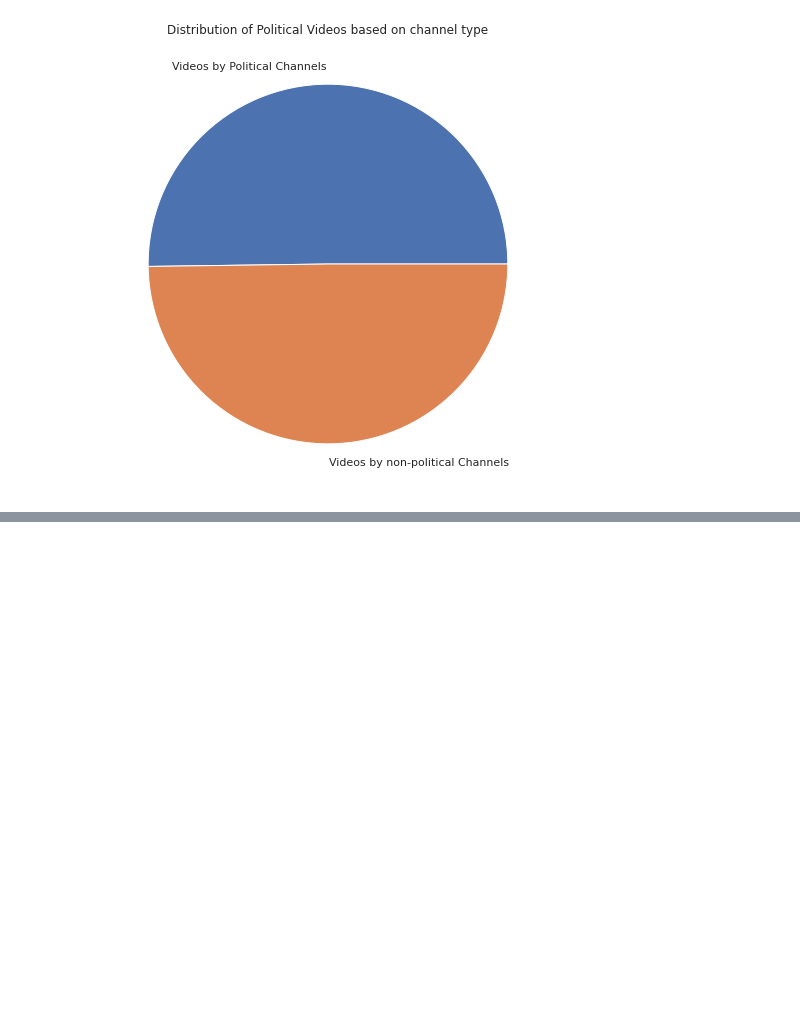
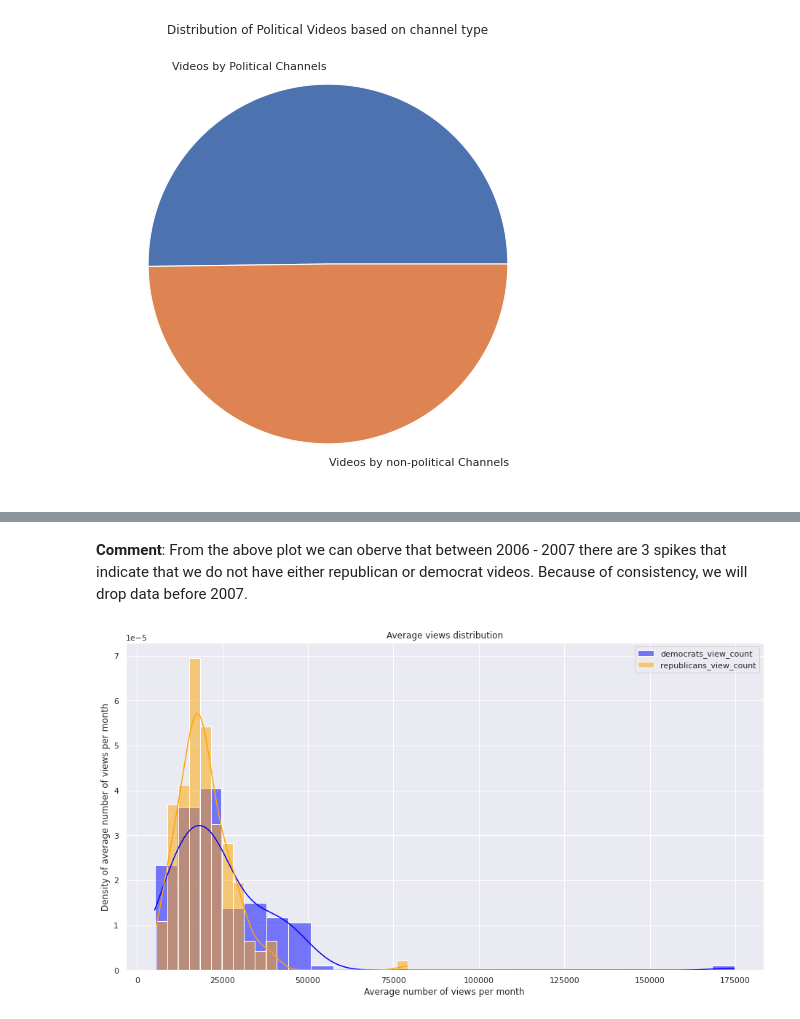
Before and after one commit to epfl-ada/ada-2022-project-outliers, a Jupyter notebook: HandlingData.ipynb, the cells around one changed output, grey strips where cells are left out. Saved outputs shown, nothing was run; the diff lists cells and outputs as text; code cells hidden in the pictures; blank space fills up the shorter version.

```diff
--- a/HandlingData.ipynb
+++ b/HandlingData.ipynb
@@ -327,0 +412,15 @@ plt.show()
+# %% [markdown]
+**Comment**: From the above plot we can oberve that between 2006 - 2007 there are 3 spikes that indicate that we do not have either republican or democrat videos. Because of consistency, we will drop data before 2007.
+# %%
+# Filter only videos after 2007-01-01
+democrats = democrats[democrats.index >= pd.to_datetime('2007-01-01')]
+republicans = republicans[republicans.index >= pd.to_datetime('2007-01-01')]
+# %%
+# Plot the distribution of the average number of views within every month from 2007 - 2019
+ax = sns.histplot(democrats.view_count, kde=True, stat='density', color='blue', label='democrats_view_count')
+ax = sns.histplot(republicans.view_count, kde=True, stat='density', color='orange', label='republicans_view_count')
+ax.set(title='Average views distribution',xlabel='Average number of views per month', ylabel='Density of average number of views per month')
+plt.legend()
+plt.show()
+# %% [output]
+[figure, added]
```
Also changed, not shown: parts of 25 cells of this notebook, 1 other file.
